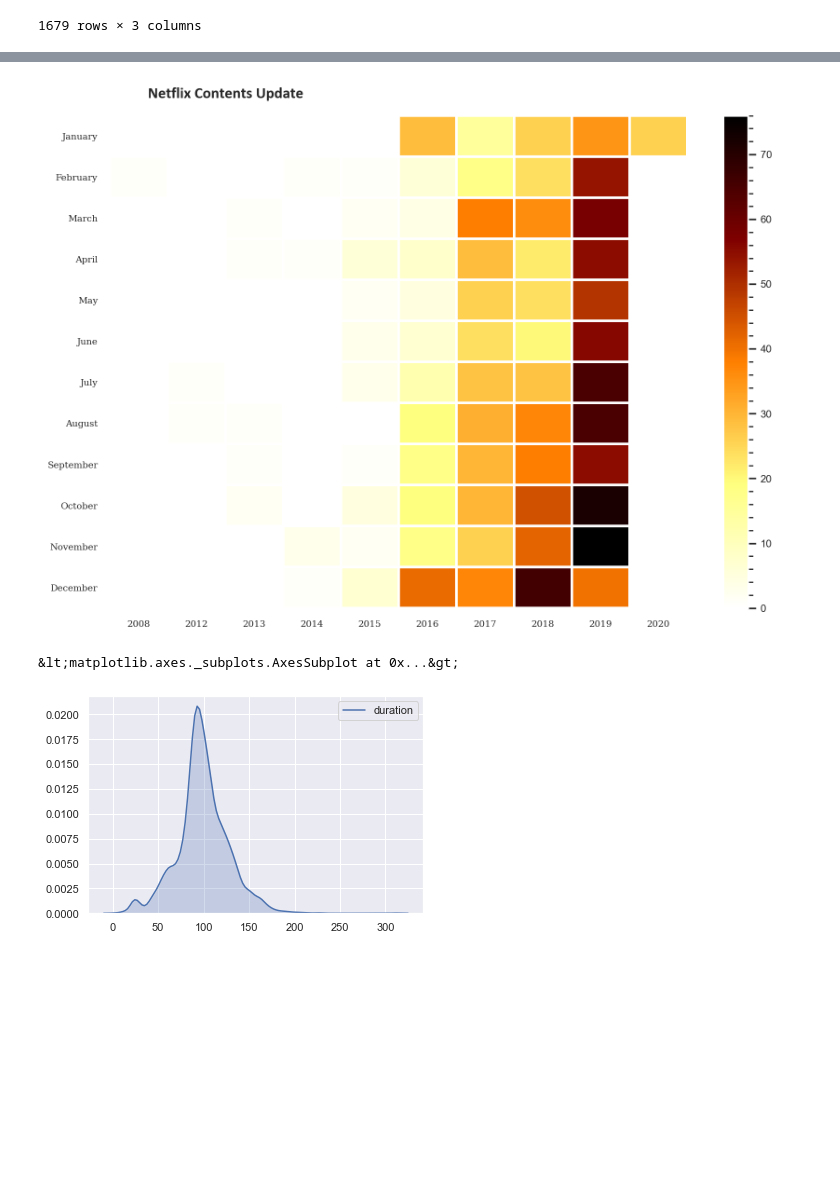
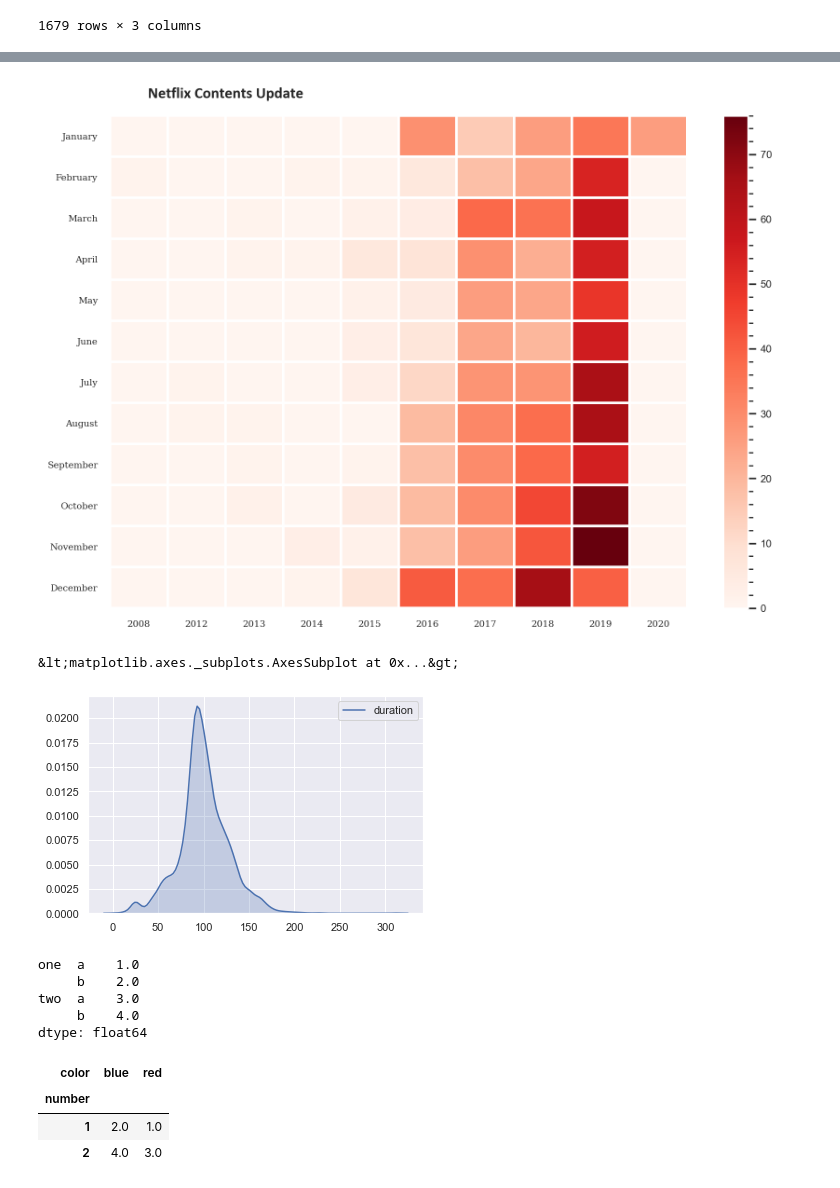
Before and after one commit to chaimaa1997/Netflix-data-analyse, a Jupyter notebook: netflix (2).ipynb, the cells around one changed output, grey strips where cells are left out. Drawn from its saved outputs; the diff is of its cells as text; code cells hidden in the pictures; blank space fills up the shorter version.

```diff
--- a/netflix (2).ipynb
+++ b/netflix (2).ipynb
@@ -145,14 +145,14 @@ sns.countplot(x='rating', data=df,order=df['rating'].value_counts().index[0:15])
 df=df.dropna(subset=['country'])
 country=df['country'].unique()
 c=[]
-for i in range(100):
+for i in range(20):
     ele=list(country[i].split(','))
     for item in ele:
         c.append(item)
 list_final=c
 output = []
 for x in list_final:
-
+    x=x.strip()
     if x not in output:
         output.append(x)
 print(output)
@@ -187,5 +187,8 @@ df_date
 # %%
 
 month_order = ['January', 'February', 'March', 'April', 'May', 'June', 'July', 'August', 'September', 'October', 'November', 'December'][::-1]
-df = df_date.groupby('year')
-df=df['month'].value_counts().unstack().fillna(0)[month_order].T
+
+
+df_resultat = df_date.groupby('year')
+df_resultat =df_resultat ['month'].value_counts().unstack().fillna(0)[month_order].T
+df_resultat
@@ -192,15 +210,15 @@ df=df['month'].value_counts().unstack().fillna(0)[month_order].T
 # %%
 plt.figure(figsize=(10, 7), dpi=200)
-plt.pcolor(df, cmap='afmhot_r', edgecolors='white', linewidths=2) # heatmap
-plt.xticks(np.arange(0.5, len(df.columns), 1), df.columns, fontsize=7, fontfamily='serif')
-plt.yticks(np.arange(0.5, len(df.index), 1), df.index, fontsize=7, fontfamily='serif')
+plt.pcolor(df_resultat, cmap='Reds', edgecolors='white', linewidths=2) # heatmap
+plt.xticks(np.arange(0.5, len(df_resultat.columns), 1), df_resultat.columns, fontsize=7, fontfamily='serif')
+plt.yticks(np.arange(0.5, len(df_resultat.index), 1), df_resultat.index, fontsize=7, fontfamily='serif')
 
 plt.title('Netflix Contents Update', fontsize=12, fontfamily='calibri', fontweight='bold', position=(0.20, 1.0+0.02))
 cbar = plt.colorbar()
 
 cbar.ax.tick_params(labelsize=8)
 cbar.ax.minorticks_on()
 plt.show()
 # %% [output]
-[figure, old version]
+[figure, new version]
 # %%
@@ -208,8 +227,19 @@ df_movies=df[df['type']=='Movie']
 # %%
-df_movies['duration']=df_movies['duration'].str.replace(' min','')
-df_movies['duration']=df_movies['duration'].astype(str).astype(int)
+netflix_movies['duration']=netflix_movies['duration'].str.replace(' min','')
+netflix_movies['duration']=netflix_movies['duration'].astype(str).astype(int)
 sns.set(style="darkgrid")
-sns.kdeplot(data=df_movies['duration'], shade=True)
+sns.kdeplot(data=netflix_movies['duration'], shade=True)
 # %% [output]
 &lt;matplotlib.axes._subplots.AxesSubplot at 0x...&gt;
-[figure, old version]
+[figure, new version]
+# %%
+index = pd.MultiIndex.from_tuples([('one', 'a'), ('one', 'b'),
+                                   ('two', 'a'), ('two', 'b')])
+s = pd.Series(np.arange(1.0, 5.0), index=index)
+s
+# %% [output]
+one  a    1.0
+     b    2.0
+two  a    3.0
+     b    4.0
+dtype: float64
@@ -215,0 +250,7 @@ sns.kdeplot(data=df_movies['duration'], shade=True)
+# %%
+s.unstack().fillna("No College" )
+# %% [output]
+| color | blue | red |
+| number |  |  |
+| 1 | 2.0 | 1.0 |
+| 2 | 4.0 | 3.0 |
```
Also changed, not shown: parts of 14 cells of this notebook.
